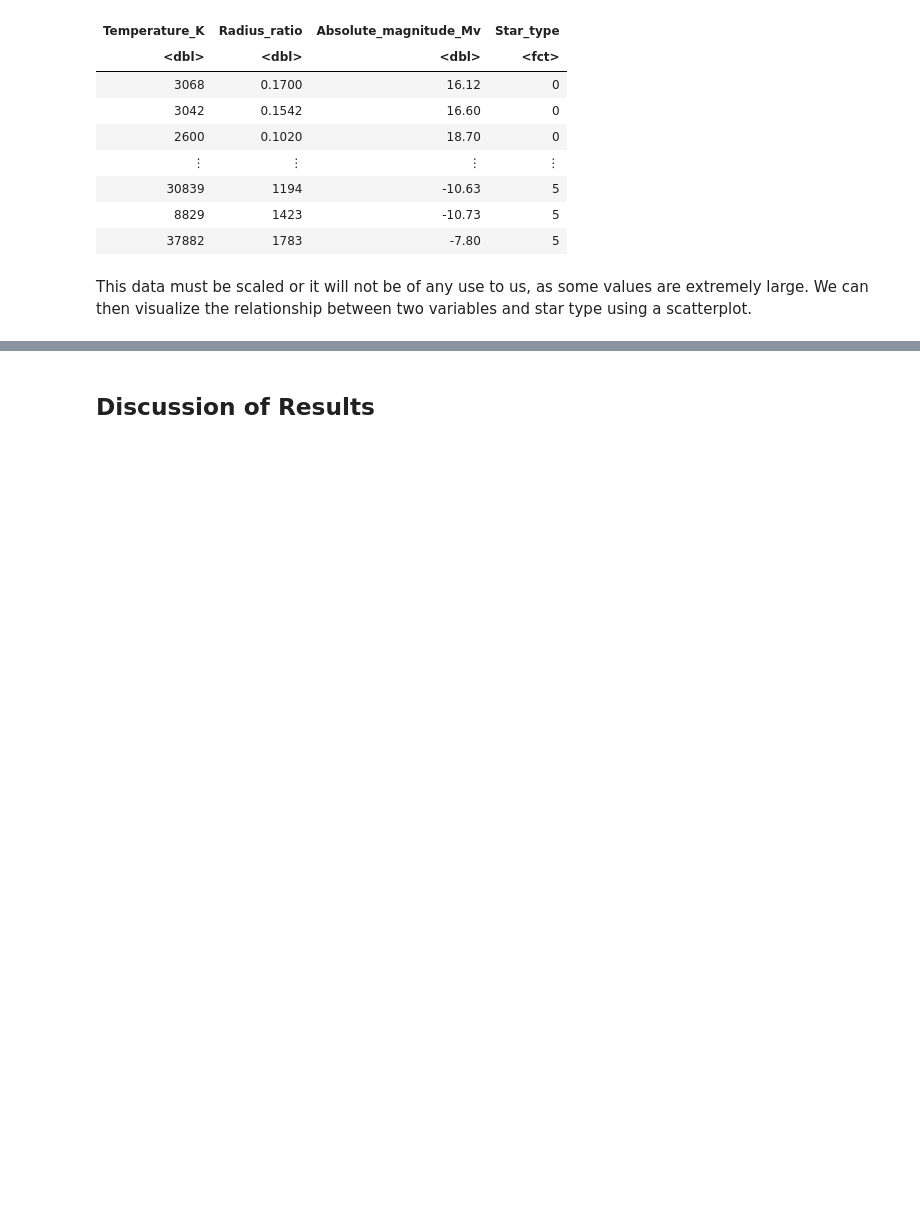
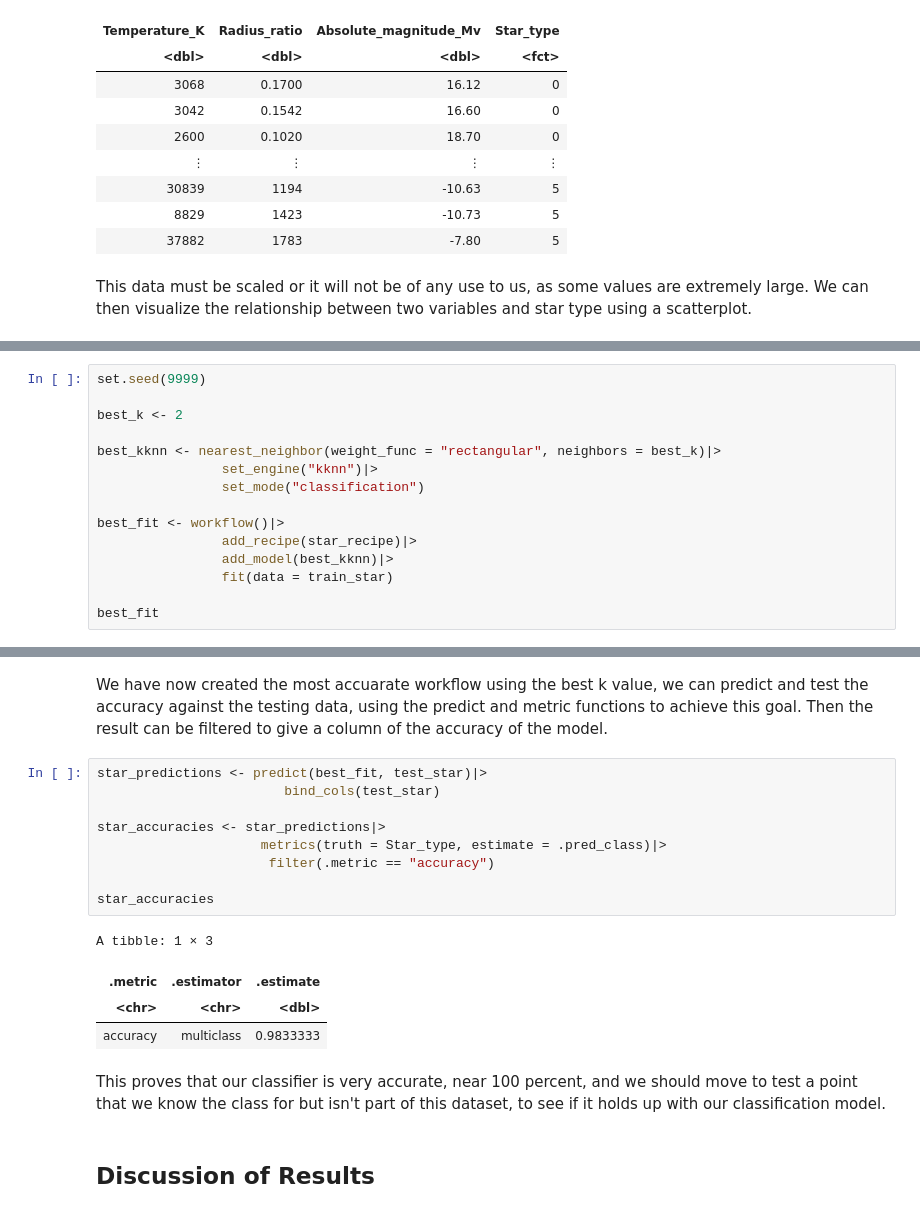
Before and after one commit to zackpeachell/DSCI_100_008_05_project, a Jupyter notebook: GROUP_PROJECT.ipynb, the cells around one changed output, grey strips where cells are left out. Cells and saved outputs as stored; diff of their text form; blank space fills up the shorter version.

```diff
--- a/GROUP_PROJECT.ipynb
+++ b/GROUP_PROJECT.ipynb
@@ -153,0 +205,15 @@ star_recipe_plot
+# %%
+set.seed(9999)
+
+best_k <- 2
+
+best_kknn <- nearest_neighbor(weight_func = "rectangular", neighbors = best_k)|>
+                set_engine("kknn")|>
+                set_mode("classification")
+
+best_fit <- workflow()|>
+                add_recipe(star_recipe)|>
+                add_model(best_kknn)|>
+                fit(data = train_star)
+
+best_fit
@@ -154,3 +240,21 @@ star_recipe_plot
+# %% [markdown]
+We have now created the most accuarate workflow using the best k value, we can predict and test the accuracy against the testing data, using the predict and metric functions to achieve this goal. Then the result can be filtered to give a column of the accuracy of the model.
+# %%
+star_predictions <- predict(best_fit, test_star)|>
+                        bind_cols(test_star)
+
+star_accuracies <- star_predictions|>
+                     metrics(truth = Star_type, estimate = .pred_class)|>
+                      filter(.metric == "accuracy")
+
+star_accuracies
+# %% [output]
+A tibble: 1 × 3
+| .metric | .estimator | .estimate |
+| <chr> | <chr> | <dbl> |
+| accuracy | multiclass | 0.9833333 |
+# %% [markdown]
+This proves that our classifier is very accurate, near 100 percent, and we should move to test a point that we know the class for but isn't part of this dataset, to see if it holds up with our classification model.
 # %% [markdown]
 ## Discussion of Results
 # %% [markdown]
```
Also changed, not shown: parts of 9 cells of this notebook.
